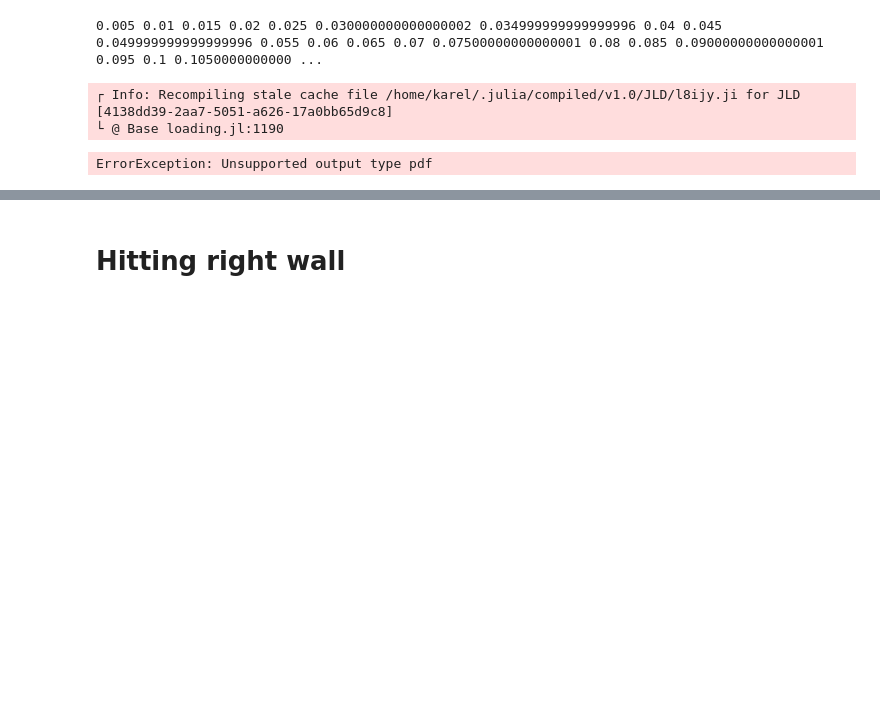
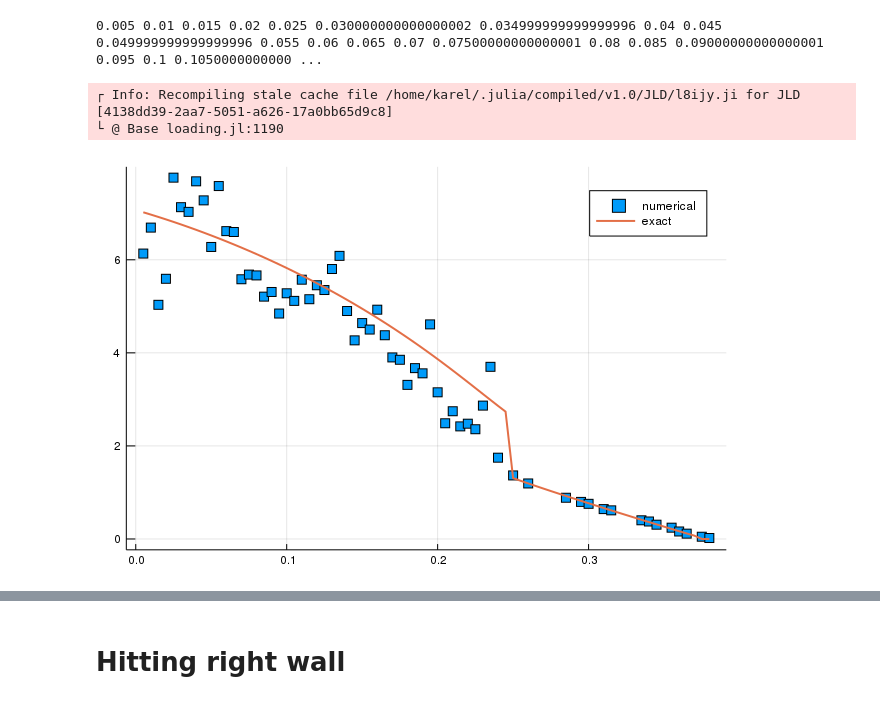
Before and after one commit to kzapfe/ProblemasSanders, a Jupyter notebook: TwoDiskinaRectangle/hopping_times_article/Dynamics of two hard discs in a box.ipynb, the cells around one changed output, grey strips where cells are left out. Cells and saved outputs as stored; diff of their text form; code cells hidden in the pictures; blank space fills up the shorter version.

Commit message:
Fix figures and text

```diff
--- a/TwoDiskinaRectangle/hopping_times_article/Dynamics of two hard discs in a box.ipynb
+++ b/TwoDiskinaRectangle/hopping_times_article/Dynamics of two hard discs in a box.ipynb
@@ -374,10 +376,8 @@ save("DatosNumericos10a5.jld", "rs", rs,
     "num_rightwall_data", num_rightwall_data
 )
 # %%
-Plots.scatter(rs, num_rightwall_data, m=:square, label="numerical", size=(650,420), guidefont=(30,"Courier"))
-dibujo=plot!(rs, exact_rightwalldata, label="exact", linewidth=2) #absolut PERFECT
-savefig("test.pdf")
-dibujo
+scatter(rs, num_rightwall_data, m=:square, label="numerical", size=(650,420), guidefont=(30,"Courier"))
+plot!(rs, exact_rightwalldata, label="exact", linewidth=2) #absolut PERFECT
 # %% [output]
-ErrorException: Unsupported output type pdf
+[figure, added]
 # %%
```
Also changed, not shown: parts of 28 cells of this notebook, 23 other files.
